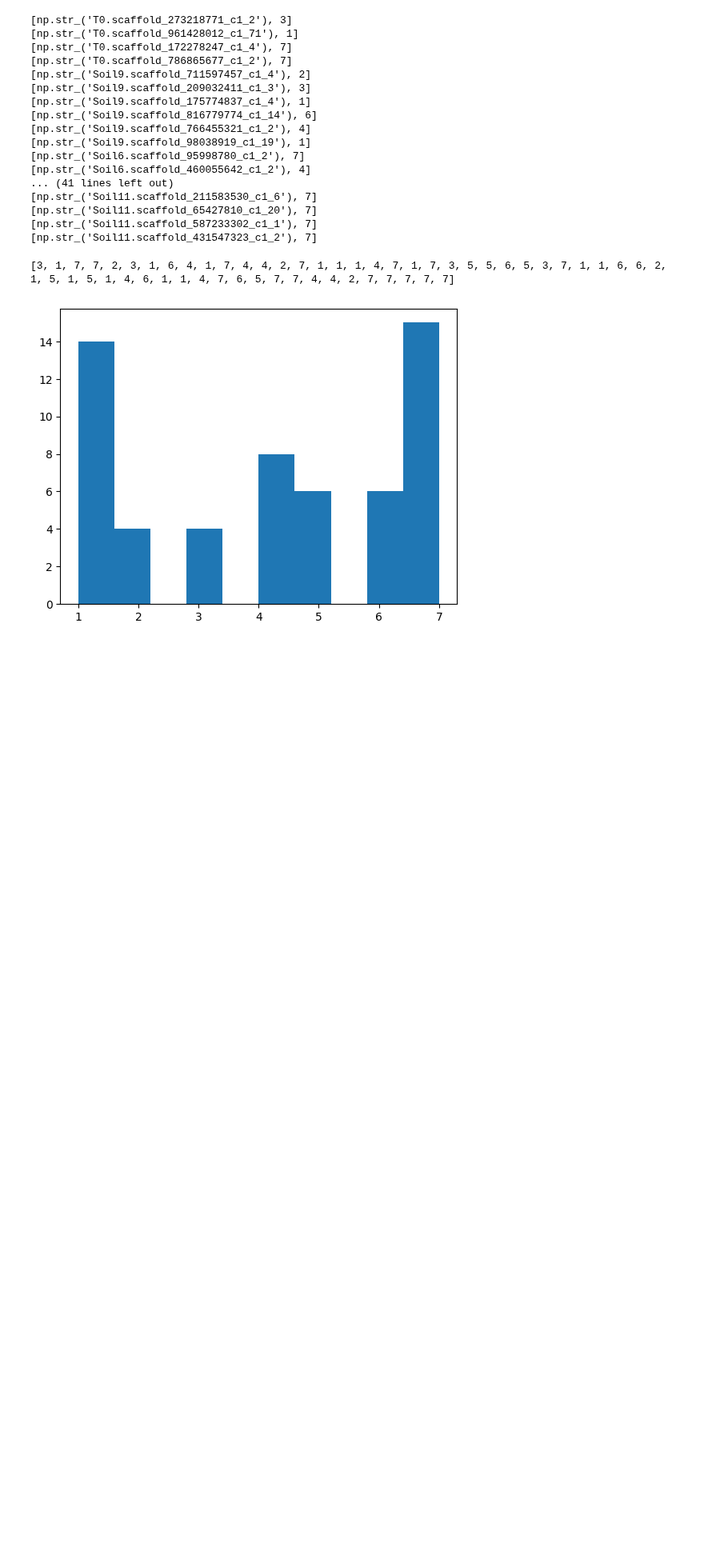
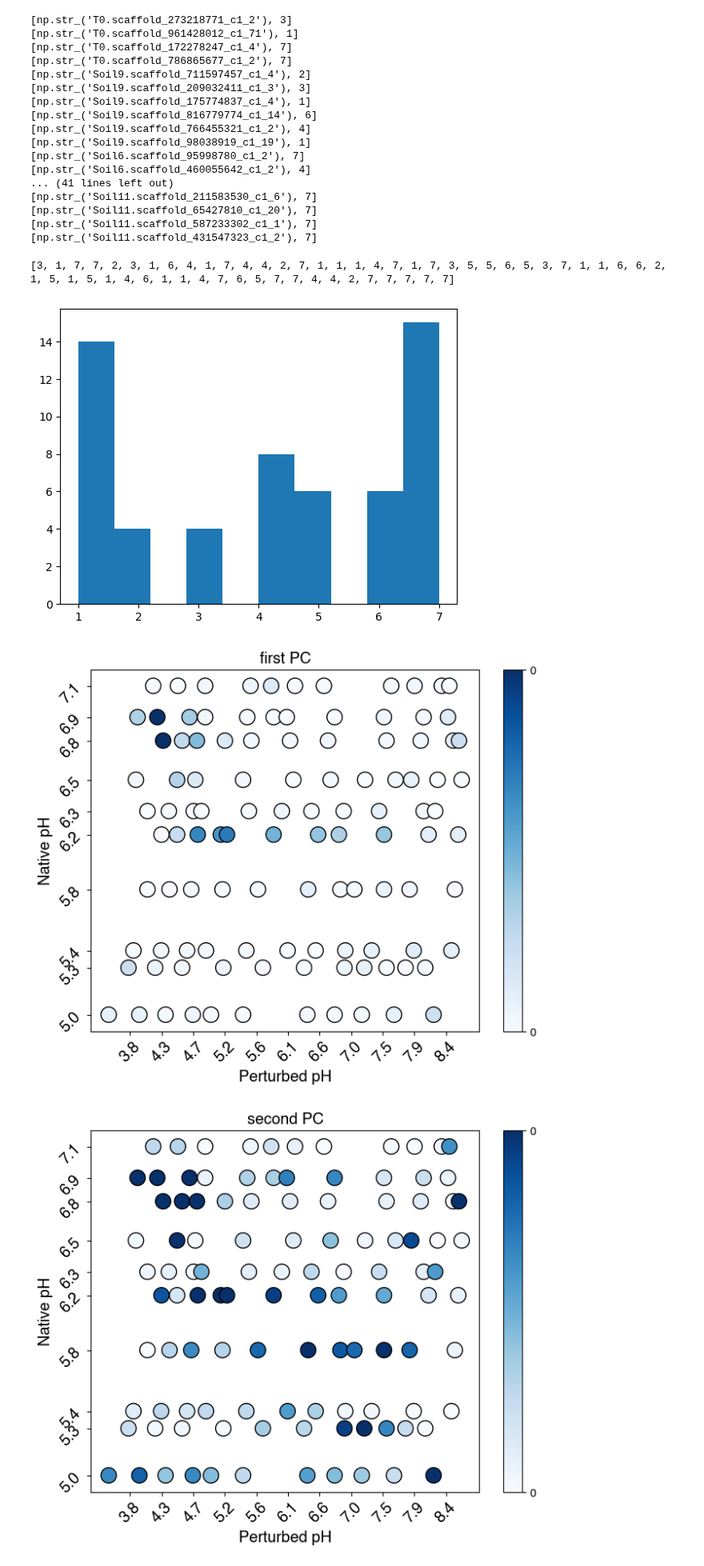
Before and after one commit to AddisonHowe/soil-metagenomics, a Jupyter notebook: notebooks/comprehensive_clusters.ipynb, the cells around one changed output. Shown at 80% size. Drawn from its saved outputs; the diff is of its cells as text; code cells hidden in the pictures; blank space fills up the shorter version.

```diff
--- a/notebooks/comprehensive_clusters.ipynb
+++ b/notebooks/comprehensive_clusters.ipynb
@@ -539,3 +557,14 @@ with open("../out/groups/assignments_v1.tsv", 'w') as f:
 # %% [output]
 [3, 1, 7, 7, 2, 3, 1, 6, 4, 1, 7, 4, 4, 2, 7, 1, 1, 1, 4, 7, 1, 7, 3, 5, 5, 6, 5, 3, 7, 1, 1, 6, 6, 2, 1, 5, 1, 5, 1, 4, 6, 1, 1, 4, 7, 6, 5, 7, 7, 4, 4, 2, 7, 7, 7, 7, 7]
 [figure]
+# %%
+import numpy as np
+from mgsa.helpers import plot
+data_none = np.load('../out/sparse_regression/model1/pca_transformed_data_chl_neg.npy')
+data_drug = np.load('../out/sparse_regression/model1/pca_transformed_data_chl_pos.npy')
+plot((data_none[:,:,0] - data_drug[:,:,0])**2, 'first PC', vmin = 0, vmax = 0.1, cmap = 'Blues')
+plot((data_none[:,:,1] - data_drug[:,:,1])**2, 'second PC', vmin = 0, vmax = 0.1, cmap = 'Blues')
+plot((data_none[:,:,2] - data_drug[:,:,2])**2, 'third PC', vmin = 0, vmax = 0.1, cmap = 'Blues')
+# %% [output]
+[figure, added]
+[figure, added]
```
Also changed, not shown: parts of 2 cells of this notebook, 4 other files.
